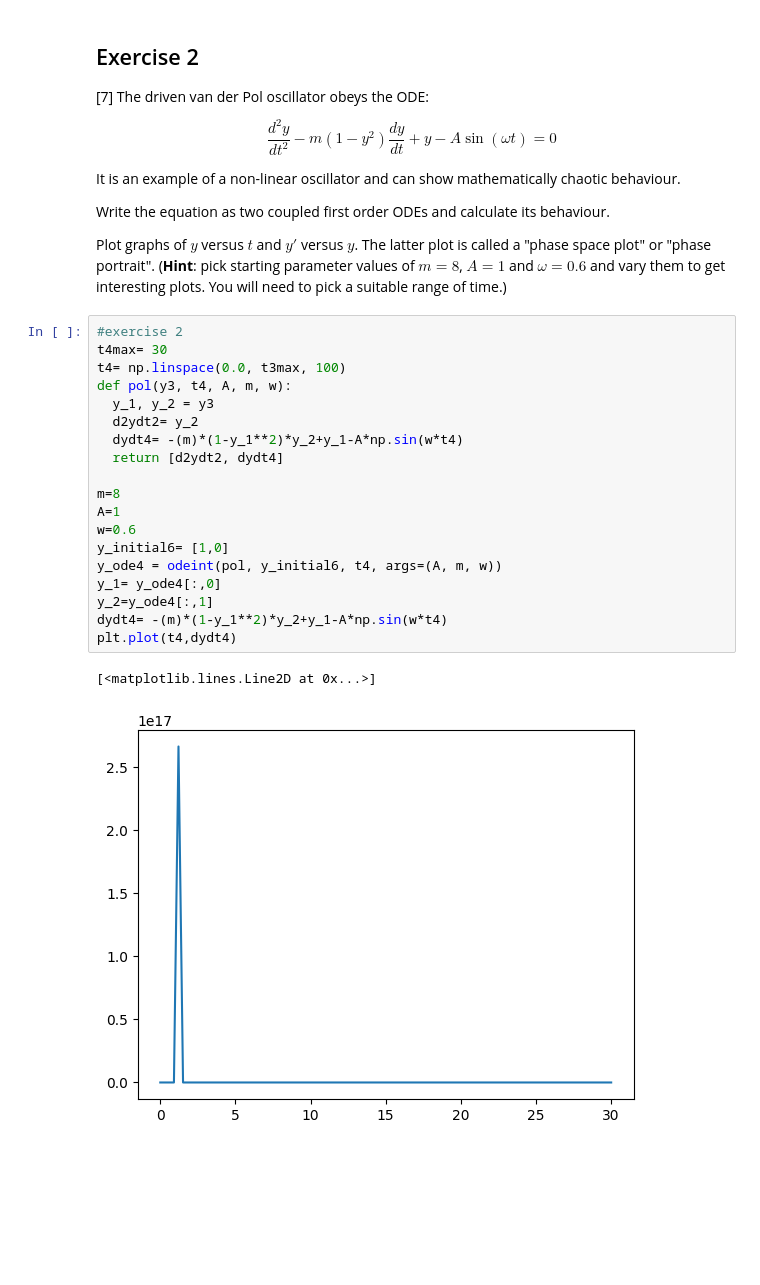
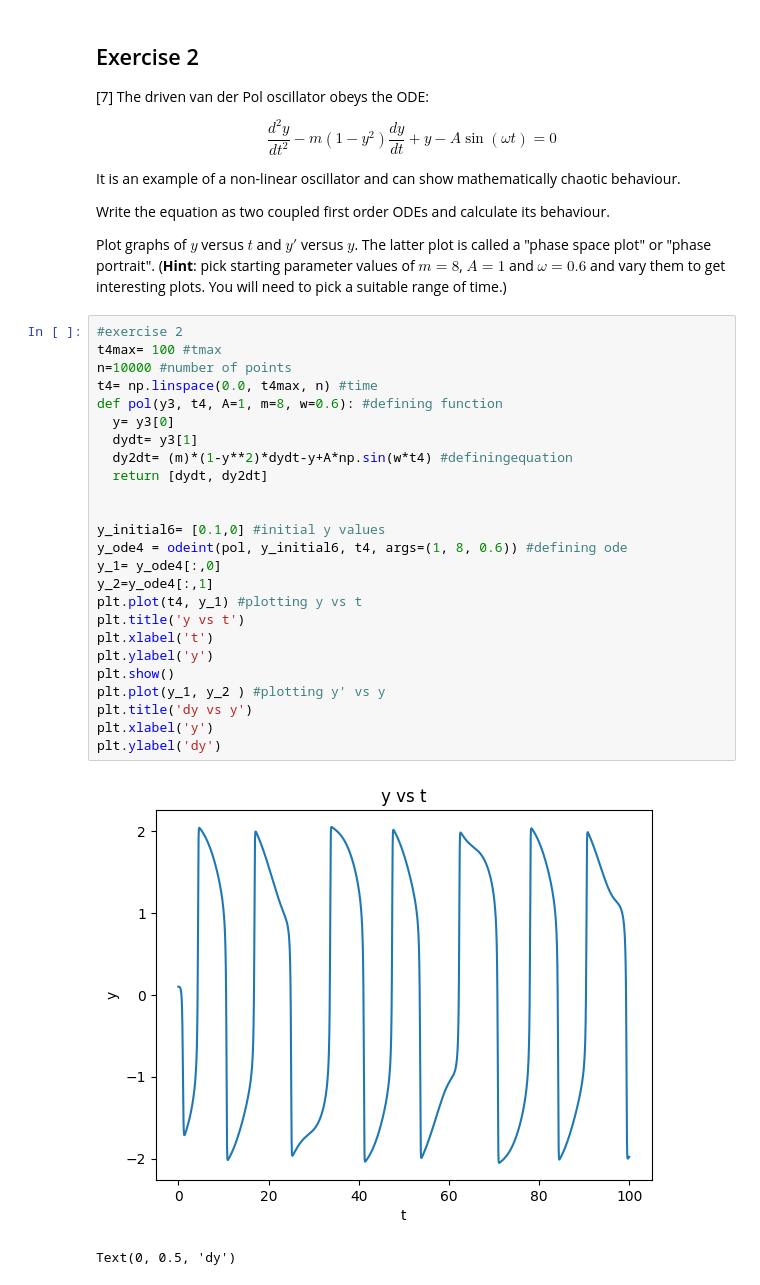
Before and after one commit to PX2145-2025/week-8-b-Anest-Cunliffe, a Jupyter notebook: ODEs.ipynb, the cells around one changed output. Saved outputs shown, nothing was run; the diff lists cells and outputs as text; blank space fills up the shorter version.

```diff
--- a/ODEs.ipynb
+++ b/ODEs.ipynb
@@ -350,25 +350,31 @@ Write the equation as two coupled first order ODEs and calculate its behaviour.
 
 Plot graphs of $y$ versus $t$ and $y'$ versus $y$. The latter plot is called a "phase space plot" or "phase portrait".
 (**Hint**: pick starting parameter values of $m = 8$, $A = 1$ and $\omega = 0.6$ and vary them to get interesting plots. You will need to pick a suitable range of time.)
-# %%
-#exercise 2
-t4max= 30
-t4= np.linspace(0.0, t3max, 100)
-def pol(y3, t4, A, m, w):
-  y_1, y_2 = y3
-  d2ydt2= y_2
-  dydt4= -(m)*(1-y_1**2)*y_2+y_1-A*np.sin(w*t4)
-  return [d2ydt2, dydt4]
-
-m=8
-A=1
-w=0.6
-y_initial6= [1,0]
-y_ode4 = odeint(pol, y_initial6, t4, args=(A, m, w))
-y_1= y_ode4[:,0]
-y_2=y_ode4[:,1]
-dydt4= -(m)*(1-y_1**2)*y_2+y_1-A*np.sin(w*t4)
-plt.plot(t4,dydt4)
-# %% [output]
-[<matplotlib.lines.Line2D at 0x...>]
-[figure, removed]
+# %%
+#exercise 2
+t4max= 100 #tmax
+n=10000 #number of points
+t4= np.linspace(0.0, t4max, n) #time
+def pol(y3, t4, A=1, m=8, w=0.6): #defining function
+  y= y3[0]
+  dydt= y3[1]
+  dy2dt= (m)*(1-y**2)*dydt-y+A*np.sin(w*t4) #definingequation
+  return [dydt, dy2dt]
+
+
+y_initial6= [0.1,0] #initial y values
+y_ode4 = odeint(pol, y_initial6, t4, args=(1, 8, 0.6)) #defining ode
+y_1= y_ode4[:,0]
+y_2=y_ode4[:,1]
+plt.plot(t4, y_1) #plotting y vs t
+plt.title('y vs t')
+plt.xlabel('t')
+plt.ylabel('y')
+plt.show()
+plt.plot(y_1, y_2 ) #plotting y' vs y
+plt.title('dy vs y')
+plt.xlabel('y')
+plt.ylabel('dy')
+# %% [output]
+[figure, added]
+Text(0, 0.5, 'dy')
```
Also changed, not shown: parts of 1 cell of this notebook.
